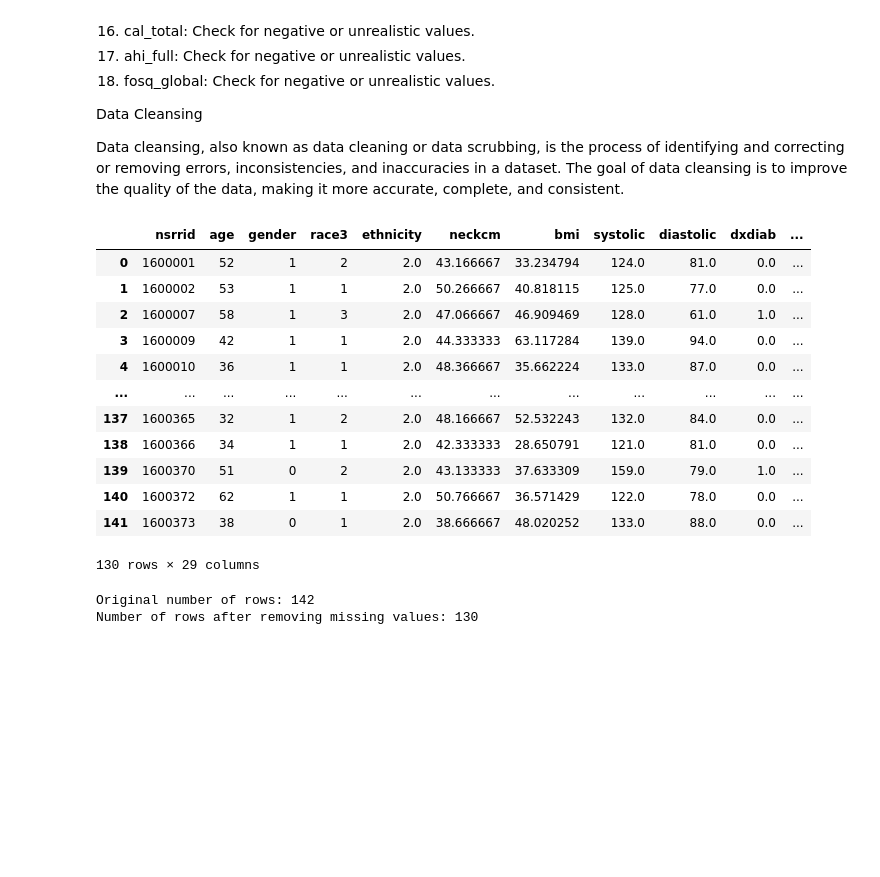
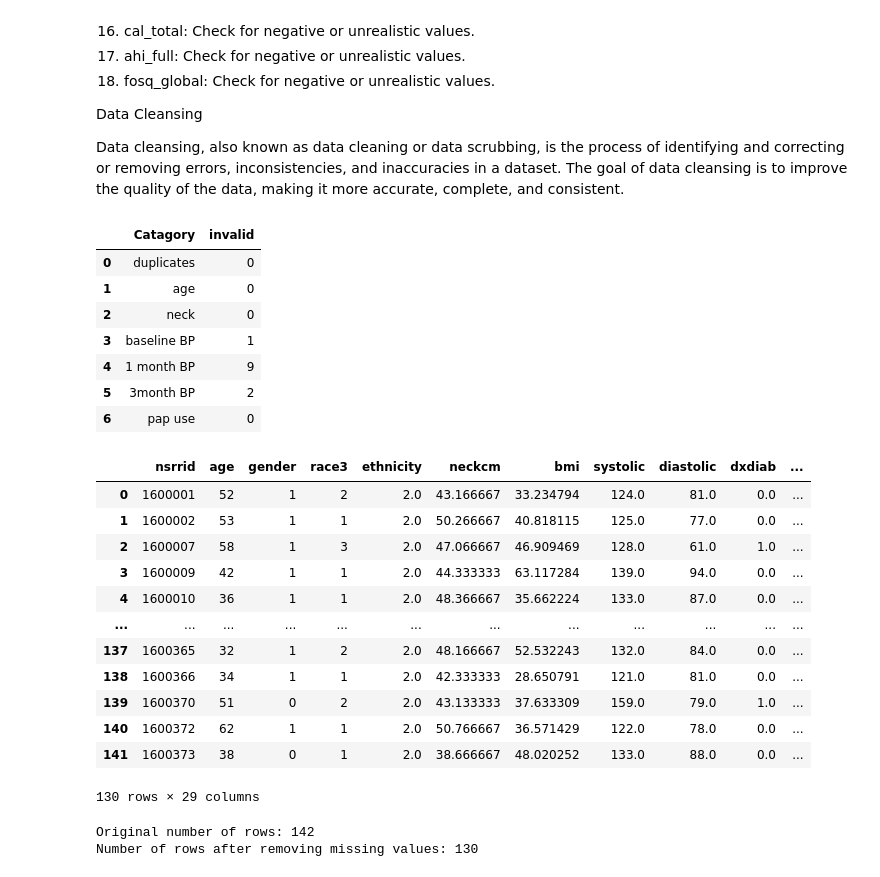
Before and after one commit to irwinjacky/data_wrangling_biobytes, a Jupyter notebook: data_profiling.ipynb, the cells around one changed output. Drawn from its saved outputs; the diff is of its cells as text; code cells hidden in the pictures; blank space fills up the shorter version.

```diff
--- a/data_profiling.ipynb
+++ b/data_profiling.ipynb
@@ -79,43 +79,61 @@ Data Cleansing
 
 Data cleansing, also known as data cleaning or data scrubbing, is the process of identifying and correcting or removing errors, inconsistencies, and inaccuracies in a dataset. The goal of data cleansing is to improve the quality of the data, making it more accurate, complete, and consistent.
 # %%
+og_length = len(df)
 df = df.drop_duplicates(subset='nsrrid', keep='first')
+dup = og_length - len(df)
 df = df[(df['age'] >= 0) & (df['age'] <= 120)]
+age = og_length - dup - len(df)
 gender_mapping = {'Male': 0, 'Female': 1}
 df['gender'] = df['gender'].replace(gender_mapping)
 df = df[(df['neckcm'] > 0) ]
 # df = df[(df['bmi.3'] > 0) | (df['bmi'] > 0)]
-
+neck = og_length - dup - age - len(df)
 df = df[(df['systolic'] > 0) & (df['diastolic'] > 0)]
+b_sys = og_length - dup - age - neck - len(df)
 df = df[(df['systolic.1'] > 0) & (df['diastolic.1'] > 0)]
+sys1 = og_length - dup - age - neck - b_sys - len(df)
 df = df[(df['systolic.3'] > 0) & (df['diastolic.3'] > 0)]
+sys2 = og_length - dup - age - neck - b_sys - sys1 - len(df)
 
 
 # binary_columns = ['dxdiab', 'dxhtn', 'dxdep', 'dxemph']
 # for col in binary_columns:
 #     df = df[df[col].isin([0, 1])]
 # df = df[df['ahi'] >= 0]
 # df = df[df['acceptance'].isin([0, 1])]
 # df = df[ (df['cal_total'] >= 0) | (df['cal_total.1'] >= 0) | (df['cal_total.3'] >= 0)]
 
 # df = df[ (df['fosq_global'] >= 0) | (df['fosq_global.1'] >= 0) | (df['fosq_global.3'] >= 0)]
 
 df = df[(df['avgpapuse.1'] >= 0) | (df['avgpapuse.3'] >= 0)]
+avgpause = og_length - dup - age - neck - b_sys - sys1 - sys2 - len(df)
 
+invalid_data = [['duplicates', dup], ['age', age], ['neck', neck], ['baseline BP', b_sys], ['1 month BP', sys1], ['3month BP', sys2], ['pap use', avgpause]]
+invalid = pd.DataFrame(invalid_data, columns = ['Catagory', 'invalid'])
+display(invalid)
 df
 # %% [output]
-|  | nsrrid | age | gender | race3 | ethnicity | neckcm | bmi | systolic | diastolic | dxdiab | ... |
-| 0 | 1600001 | 52 | 1 | 2 | 2.0 | 43.166667 | 33.234794 | 124.0 | 81.0 | 0.0 | ... |
-| 1 | 1600002 | 53 | 1 | 1 | 2.0 | 50.266667 | 40.818115 | 125.0 | 77.0 | 0.0 | ... |
-| 2 | 1600007 | 58 | 1 | 3 | 2.0 | 47.066667 | 46.909469 | 128.0 | 61.0 | 1.0 | ... |
-| 3 | 1600009 | 42 | 1 | 1 | 2.0 | 44.333333 | 63.117284 | 139.0 | 94.0 | 0.0 | ... |
-| 4 | 1600010 | 36 | 1 | 1 | 2.0 | 48.366667 | 35.662224 | 133.0 | 87.0 | 0.0 | ... |
-| ... | ... | ... | ... | ... | ... | ... | ... | ... | ... | ... | ... |
-| 137 | 1600365 | 32 | 1 | 2 | 2.0 | 48.166667 | 52.532243 | 132.0 | 84.0 | 0.0 | ... |
-| 138 | 1600366 | 34 | 1 | 1 | 2.0 | 42.333333 | 28.650791 | 121.0 | 81.0 | 0.0 | ... |
-| 139 | 1600370 | 51 | 0 | 2 | 2.0 | 43.133333 | 37.633309 | 159.0 | 79.0 | 1.0 | ... |
-| 140 | 1600372 | 62 | 1 | 1 | 2.0 | 50.766667 | 36.571429 | 122.0 | 78.0 | 0.0 | ... |
-| 141 | 1600373 | 38 | 0 | 1 | 2.0 | 38.666667 | 48.020252 | 133.0 | 88.0 | 0.0 | ... |
+|  | Catagory | invalid |
+| 0 | duplicates | 0 |
+| 1 | age | 0 |
+| 2 | neck | 0 |
+| 3 | baseline BP | 1 |
+| 4 | 1 month BP | 9 |
+| 5 | 3month BP | 2 |
+| 6 | pap use | 0 |
+|  | nsrrid | age | gender | race3 | ethnicity | neckcm | bmi | systolic | diastolic | dxdiab | ... |
+| 0 | 1600001 | 52 | 1 | 2 | 2.0 | 43.166667 | 33.234794 | 124.0 | 81.0 | 0.0 | ... |
+| 1 | 1600002 | 53 | 1 | 1 | 2.0 | 50.266667 | 40.818115 | 125.0 | 77.0 | 0.0 | ... |
+| 2 | 1600007 | 58 | 1 | 3 | 2.0 | 47.066667 | 46.909469 | 128.0 | 61.0 | 1.0 | ... |
+| 3 | 1600009 | 42 | 1 | 1 | 2.0 | 44.333333 | 63.117284 | 139.0 | 94.0 | 0.0 | ... |
+| 4 | 1600010 | 36 | 1 | 1 | 2.0 | 48.366667 | 35.662224 | 133.0 | 87.0 | 0.0 | ... |
+| ... | ... | ... | ... | ... | ... | ... | ... | ... | ... | ... | ... |
+| 137 | 1600365 | 32 | 1 | 2 | 2.0 | 48.166667 | 52.532243 | 132.0 | 84.0 | 0.0 | ... |
+| 138 | 1600366 | 34 | 1 | 1 | 2.0 | 42.333333 | 28.650791 | 121.0 | 81.0 | 0.0 | ... |
+| 139 | 1600370 | 51 | 0 | 2 | 2.0 | 43.133333 | 37.633309 | 159.0 | 79.0 | 1.0 | ... |
+| 140 | 1600372 | 62 | 1 | 1 | 2.0 | 50.766667 | 36.571429 | 122.0 | 78.0 | 0.0 | ... |
+| 141 | 1600373 | 38 | 0 | 1 | 2.0 | 38.666667 | 48.020252 | 133.0 | 88.0 | 0.0 | ... |
 130 rows × 29 columns
 # %%
 df_clean = df.dropna(subset=['fosq_global'])
```
Also changed, not shown: parts of 3 cells of this notebook.
